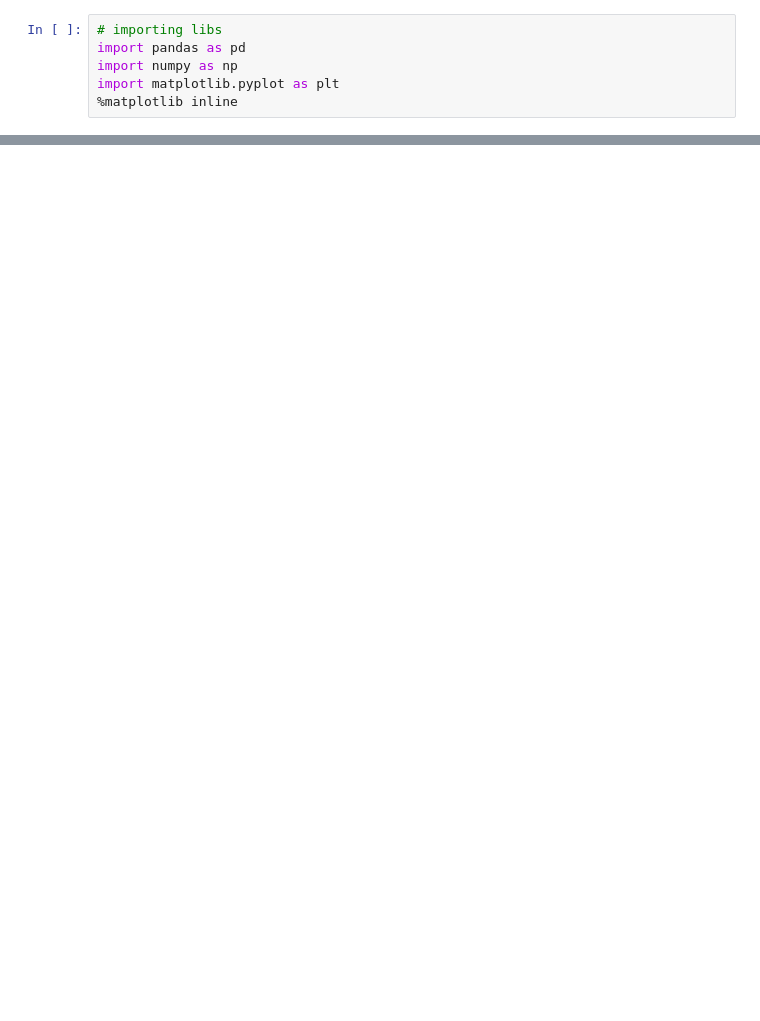
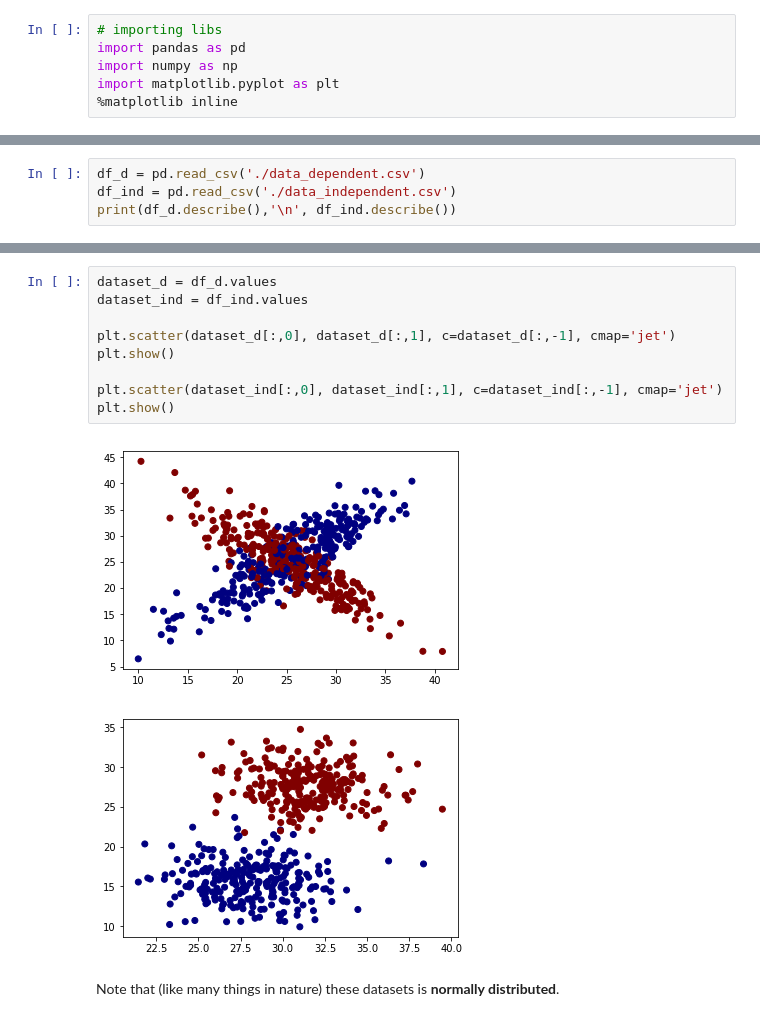
Before and after one commit to ofir1080/MAP_bayesian_classifiers, a Jupyter notebook: MAP_Classifiers_notebook.ipynb, the cells around one changed output, grey strips where cells are left out. Drawn from its saved outputs; the diff is of its cells as text; blank space fills up the shorter version.

Commit message:
Added data_independent.csv and started Full Bayes section.

```diff
--- a/MAP_Classifiers_notebook.ipynb
+++ b/MAP_Classifiers_notebook.ipynb
@@ -65,0 +71,4 @@ plt.scatter(dataset[dataset[:,2] == 0][:,0], dataset[dataset[:,2] == 0][:,1])
+# %%
+df_d = pd.read_csv('./data_dependent.csv')
+df_ind = pd.read_csv('./data_independent.csv')
+print(df_d.describe(),'\n', df_ind.describe())
@@ -65,0 +94,14 @@ plt.scatter(dataset[dataset[:,2] == 0][:,0], dataset[dataset[:,2] == 0][:,1])
+# %%
+dataset_d = df_d.values
+dataset_ind = df_ind.values
+
+plt.scatter(dataset_d[:,0], dataset_d[:,1], c=dataset_d[:,-1], cmap='jet')
+plt.show()
+
+plt.scatter(dataset_ind[:,0], dataset_ind[:,1], c=dataset_ind[:,-1], cmap='jet')
+plt.show()
+# %% [output]
+[figure, added]
+[figure, added]
+# %% [markdown]
+Note that (like many things in nature) these datasets is **normally distributed**.
```
Also changed, not shown: parts of 22 cells of this notebook, 4 other files.
